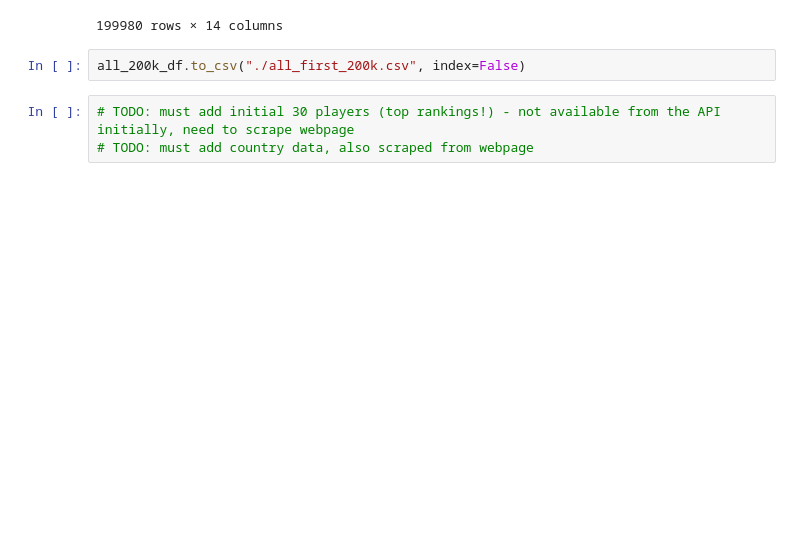
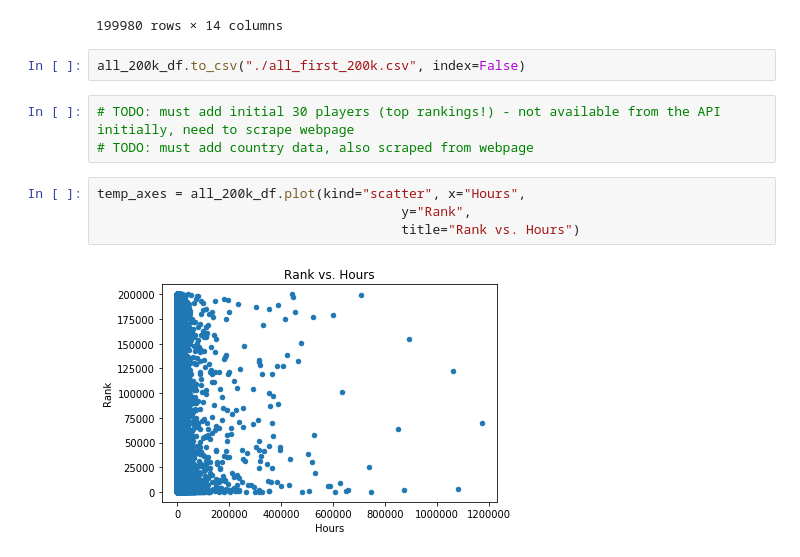
Before and after one commit to Gendo90/Achievement-Stats-Scraper, a Jupyter notebook: Leaderboard API Scraper.ipynb, the cells around one changed output. Cells and saved outputs as stored; diff of their text form; blank space fills up the shorter version.

Commit message:
feat: Add basic scatterplots of columns vs. hours

```diff
--- a/Leaderboard API Scraper.ipynb
+++ b/Leaderboard API Scraper.ipynb
@@ -240,3 +240,9 @@ all_200k_df.to_csv("./all_first_200k.csv", index=False)
 # %%
 # TODO: must add initial 30 players (top rankings!) - not available from the API initially, need to scrape webpage
 # TODO: must add country data, also scraped from webpage
+# %%
+temp_axes = all_200k_df.plot(kind="scatter", x="Hours",
+                                       y="Rank",
+                                       title="Rank vs. Hours")
+# %% [output]
+[figure, added]
```
Also changed, not shown: parts of 4 cells of this notebook.
